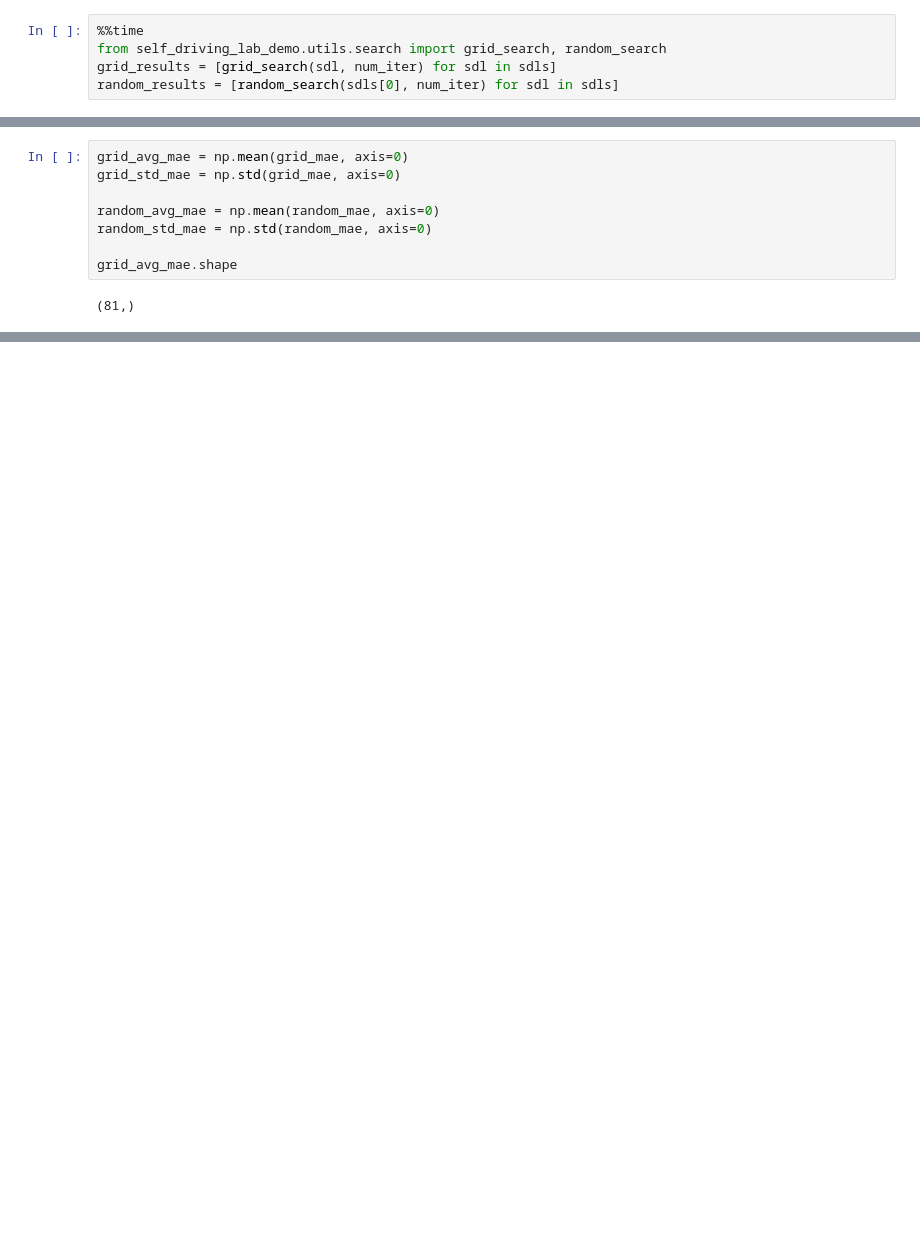
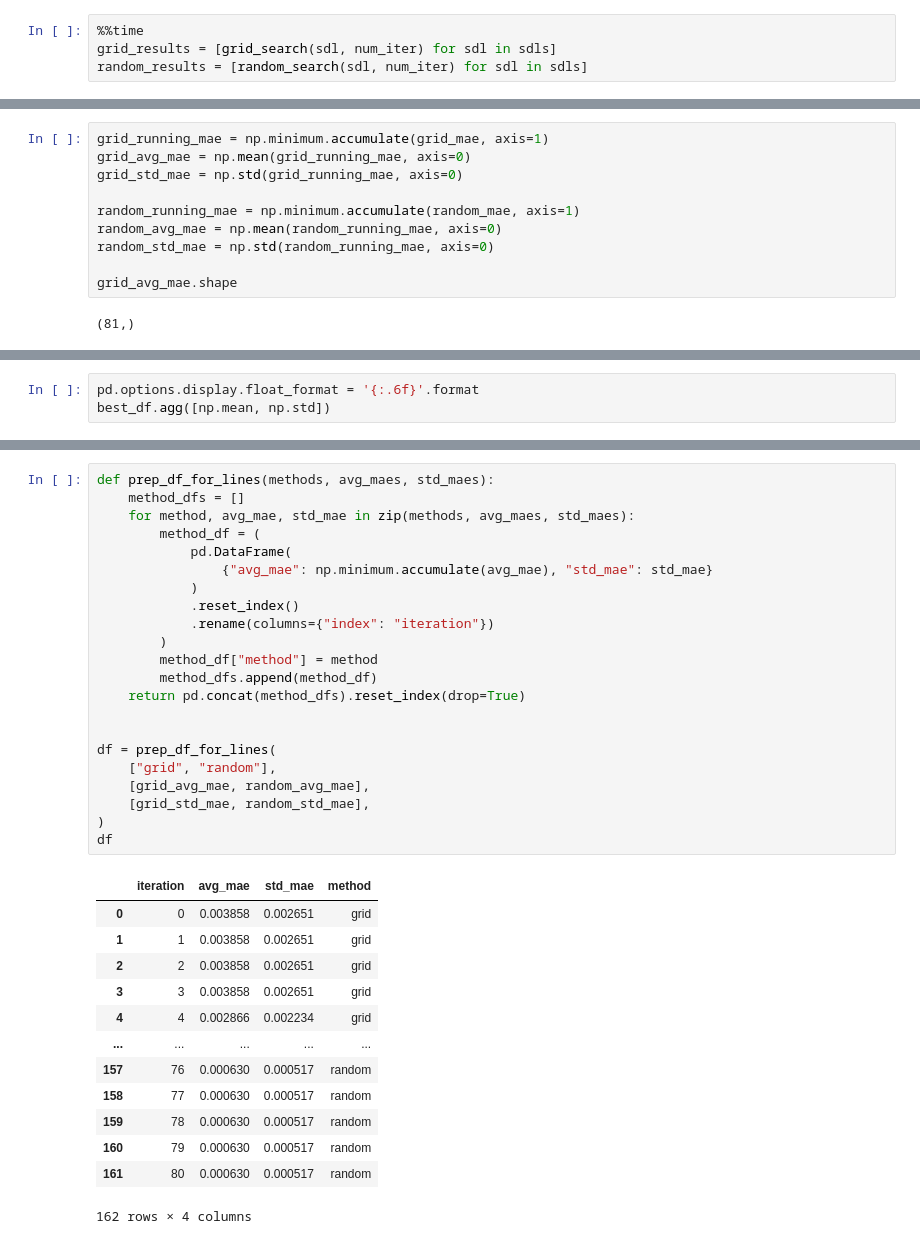
Before and after one commit to sparks-baird/self-driving-lab-demo, a Jupyter notebook: notebooks/sensor_simulator.ipynb, the cells around one changed output, grey strips where cells are left out. Cells and saved outputs as stored; diff of their text form; blank space fills up the shorter version.

```diff
--- a/notebooks/sensor_simulator.ipynb
+++ b/notebooks/sensor_simulator.ipynb
@@ -368,6 +400,5 @@ how much faster our simple simulation runs compared with the experiment! (a few
 # %%
 %%time
-from self_driving_lab_demo.utils.search import grid_search, random_search
 grid_results = [grid_search(sdl, num_iter) for sdl in sdls]
-random_results = [random_search(sdls[0], num_iter) for sdl in sdls]
+random_results = [random_search(sdl, num_iter) for sdl in sdls]
 # %% [output]
@@ -396,11 +427,13 @@ grid_mae.shape
 # %% [markdown]
 Compute statistics (mean and standard deviation) across the `num_repeats` campaigns.
 # %%
-grid_avg_mae = np.mean(grid_mae, axis=0)
-grid_std_mae = np.std(grid_mae, axis=0)
+grid_running_mae = np.minimum.accumulate(grid_mae, axis=1)
+grid_avg_mae = np.mean(grid_running_mae, axis=0)
+grid_std_mae = np.std(grid_running_mae, axis=0)
 
-random_avg_mae = np.mean(random_mae, axis=0)
-random_std_mae = np.std(random_mae, axis=0)
+random_running_mae = np.minimum.accumulate(random_mae, axis=1)
+random_avg_mae = np.mean(random_running_mae, axis=0)
+random_std_mae = np.std(random_running_mae, axis=0)
 
 grid_avg_mae.shape
 # %% [output]
@@ -444,0 +465,3 @@ random_std_mae = np.std(random_mae, axis=0)
+# %%
+pd.options.display.float_format = '{:.6f}'.format
+best_df.agg([np.mean, np.std])
@@ -444,0 +472,36 @@ random_std_mae = np.std(random_mae, axis=0)
+# %%
+def prep_df_for_lines(methods, avg_maes, std_maes):
+    method_dfs = []
+    for method, avg_mae, std_mae in zip(methods, avg_maes, std_maes):
+        method_df = (
+            pd.DataFrame(
+                {"avg_mae": np.minimum.accumulate(avg_mae), "std_mae": std_mae}
+            )
+            .reset_index()
+            .rename(columns={"index": "iteration"})
+        )
+        method_df["method"] = method
+        method_dfs.append(method_df)
+    return pd.concat(method_dfs).reset_index(drop=True)
+
+
+df = prep_df_for_lines(
+    ["grid", "random"],
+    [grid_avg_mae, random_avg_mae],
+    [grid_std_mae, random_std_mae],
+)
+df
+# %% [output]
+|  | iteration | avg_mae | std_mae | method |
+| 0 | 0 | 0.003858 | 0.002651 | grid |
+| 1 | 1 | 0.003858 | 0.002651 | grid |
+| 2 | 2 | 0.003858 | 0.002651 | grid |
+| 3 | 3 | 0.003858 | 0.002651 | grid |
+| 4 | 4 | 0.002866 | 0.002234 | grid |
+| ... | ... | ... | ... | ... |
+| 157 | 76 | 0.000630 | 0.000517 | random |
+| 158 | 77 | 0.000630 | 0.000517 | random |
+| 159 | 78 | 0.000630 | 0.000517 | random |
+| 160 | 79 | 0.000630 | 0.000517 | random |
+| 161 | 80 | 0.000630 | 0.000517 | random |
+162 rows × 4 columns
```
Also changed, not shown: parts of 33 cells of this notebook.
